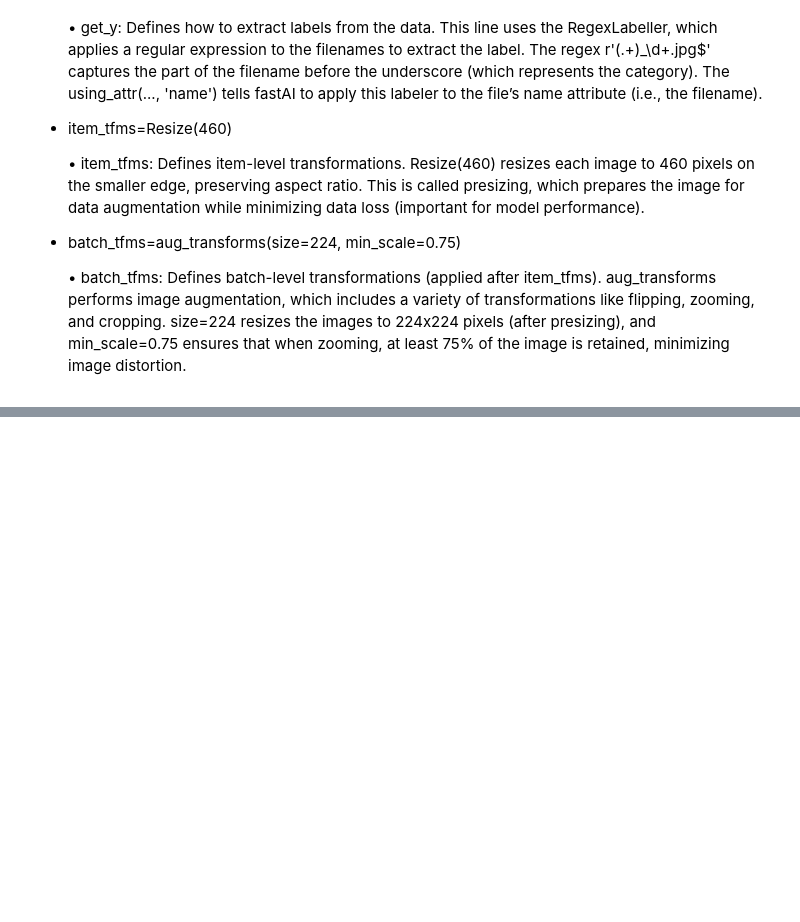
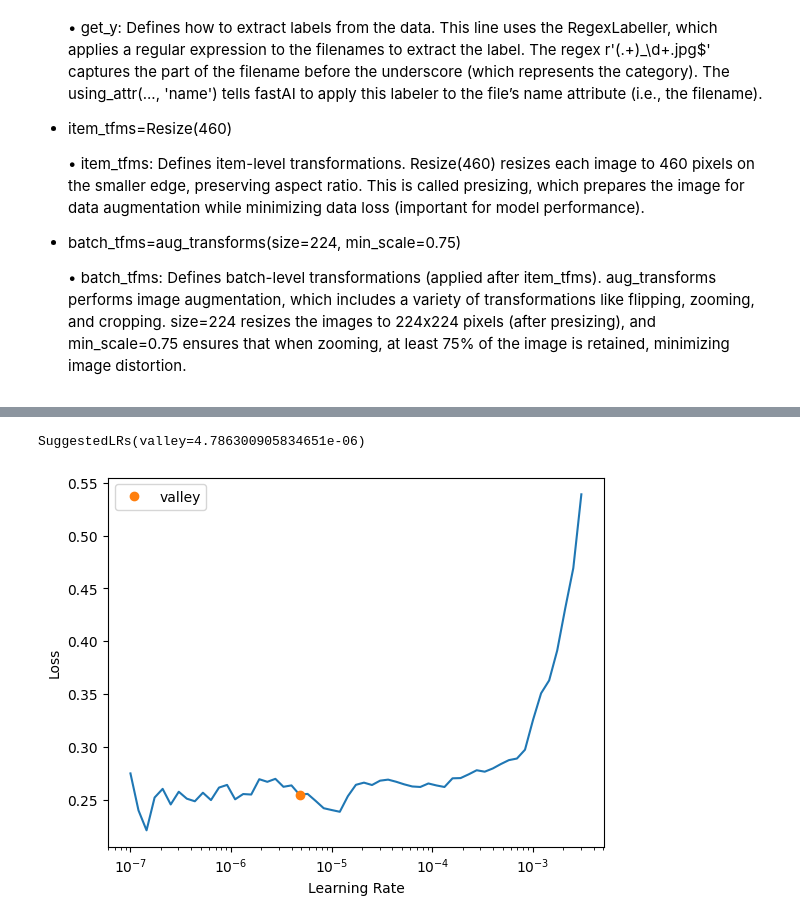
Before and after one commit to jaishrm07/deep-learning-projects, a Jupyter notebook: pets_breed_classifier.ipynb, the cells around one changed output, grey strips where cells are left out. Saved outputs shown, nothing was run; the diff lists cells and outputs as text; code cells hidden in the pictures; blank space fills up the shorter version.

```diff
--- a/pets_breed_classifier.ipynb
+++ b/pets_breed_classifier.ipynb
@@ -107,0 +194,6 @@ Building one sample
+# %%
+### trasnfer learning using fastAI
+
+
+learn = cnn_learner(dls, resnet34, metrics=error_rate)
+learn.fit_one_cycle(3, 3e-3)
@@ -107,0 +207,3 @@ Building one sample
+# %%
+learn.lr_find()
+# %% [output]
@@ -107,0 +211,2 @@ Building one sample
+SuggestedLRs(valley=4.786300905834651e-06)
+[figure, added]
```
Also changed, not shown: parts of 33 cells of this notebook.
